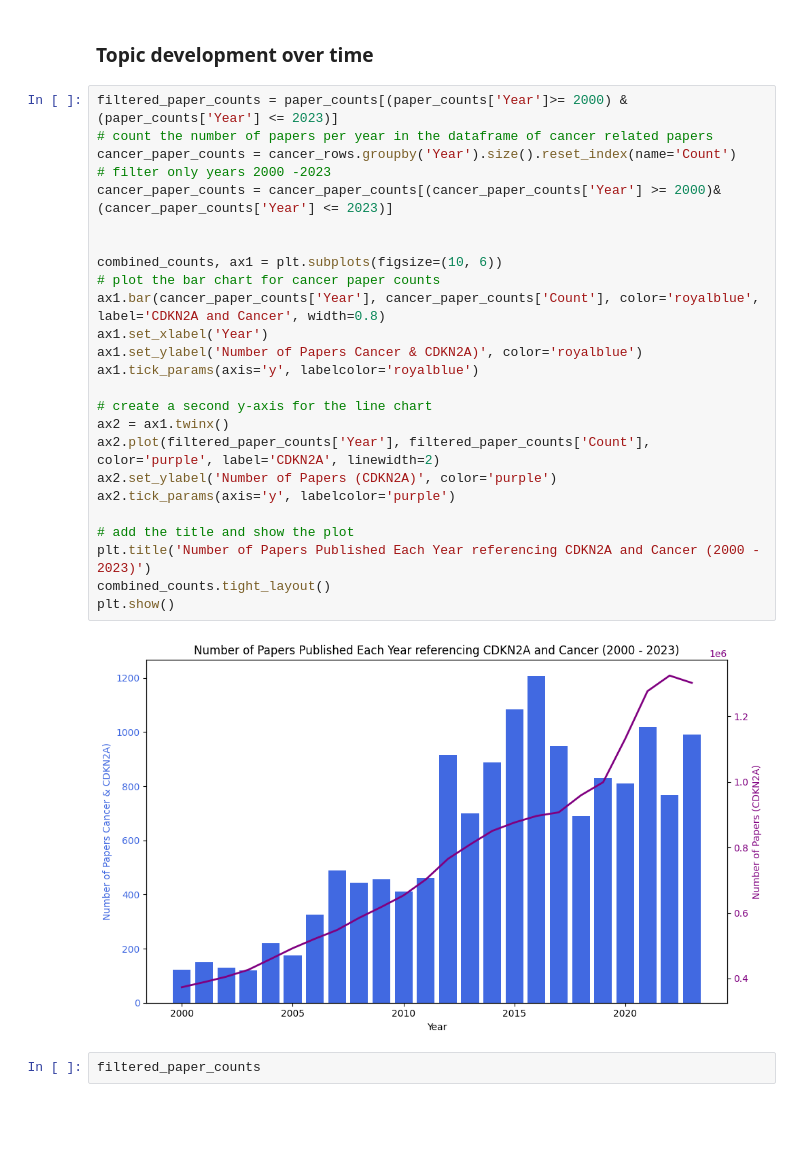
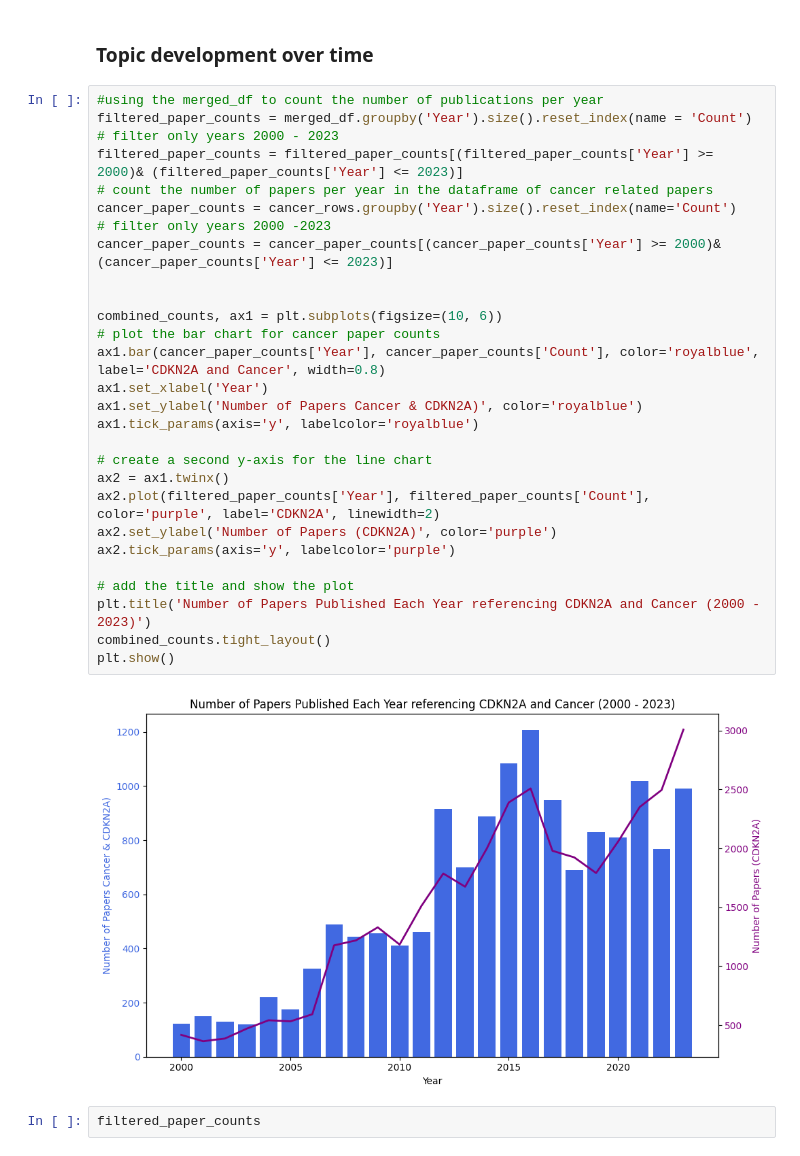
Before and after one commit to ThanakornMix/G1-Consulting-Data-Science, a Jupyter notebook: Consulting.ipynb, the cells around one changed output. Cells and saved outputs as stored; diff of their text form; blank space fills up the shorter version.

Commit message:
Fixed the number of publications over time graph to only include papers with CDKN2A instead of all pubmed papers

```diff
--- a/Consulting.ipynb
+++ b/Consulting.ipynb
@@ -422,32 +422,35 @@ plt.show()
 # %% [markdown]
 ### Topic development over time
 # %%
-filtered_paper_counts = paper_counts[(paper_counts['Year']>= 2000) & (paper_counts['Year'] <= 2023)]
+#using the merged_df to count the number of publications per year
+filtered_paper_counts = merged_df.groupby('Year').size().reset_index(name = 'Count')
+# filter only years 2000 - 2023
+filtered_paper_counts = filtered_paper_counts[(filtered_paper_counts['Year'] >= 2000)& (filtered_paper_counts['Year'] <= 2023)]
 # count the number of papers per year in the dataframe of cancer related papers
 cancer_paper_counts = cancer_rows.groupby('Year').size().reset_index(name='Count')
 # filter only years 2000 -2023
 cancer_paper_counts = cancer_paper_counts[(cancer_paper_counts['Year'] >= 2000)& (cancer_paper_counts['Year'] <= 2023)]
 
 
 combined_counts, ax1 = plt.subplots(figsize=(10, 6))
 # plot the bar chart for cancer paper counts
 ax1.bar(cancer_paper_counts['Year'], cancer_paper_counts['Count'], color='royalblue', label='CDKN2A and Cancer', width=0.8)
 ax1.set_xlabel('Year')
 ax1.set_ylabel('Number of Papers Cancer & CDKN2A)', color='royalblue')
 ax1.tick_params(axis='y', labelcolor='royalblue')
 
 # create a second y-axis for the line chart
 ax2 = ax1.twinx()
 ax2.plot(filtered_paper_counts['Year'], filtered_paper_counts['Count'], color='purple', label='CDKN2A', linewidth=2)
 ax2.set_ylabel('Number of Papers (CDKN2A)', color='purple')
 ax2.tick_params(axis='y', labelcolor='purple')
 
 # add the title and show the plot
 plt.title('Number of Papers Published Each Year referencing CDKN2A and Cancer (2000 - 2023)')
 combined_counts.tight_layout()
 plt.show()
 # %% [output]
-[figure, old version]
+[figure, new version]
 # %%
 filtered_paper_counts
 # %% [output]
```
